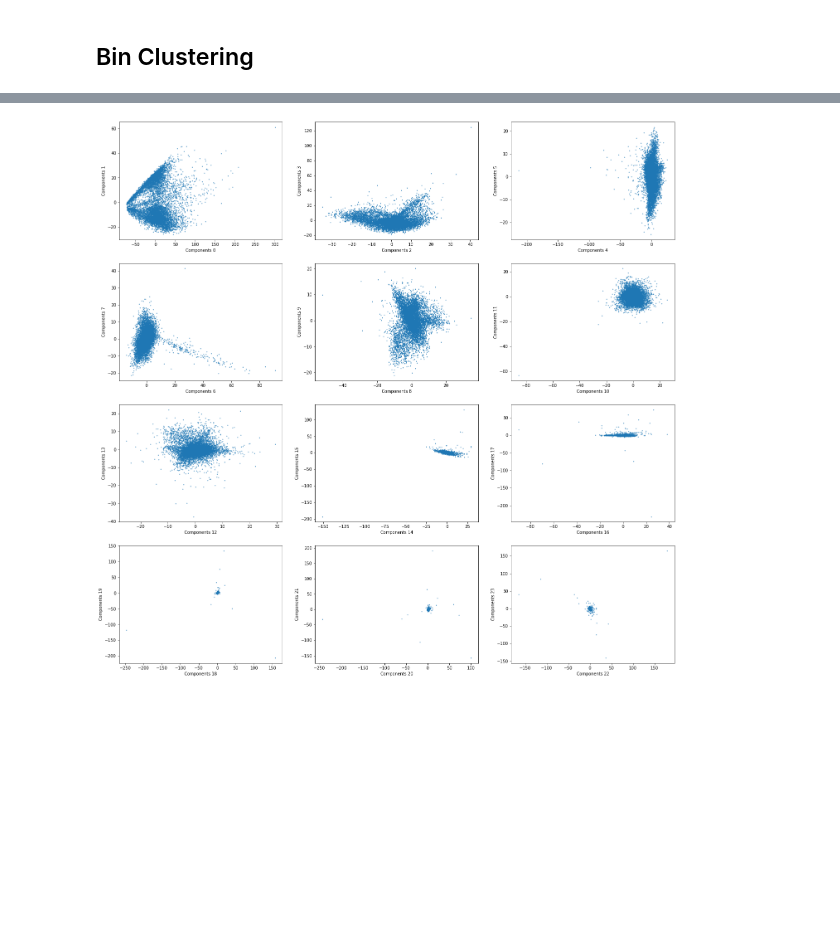
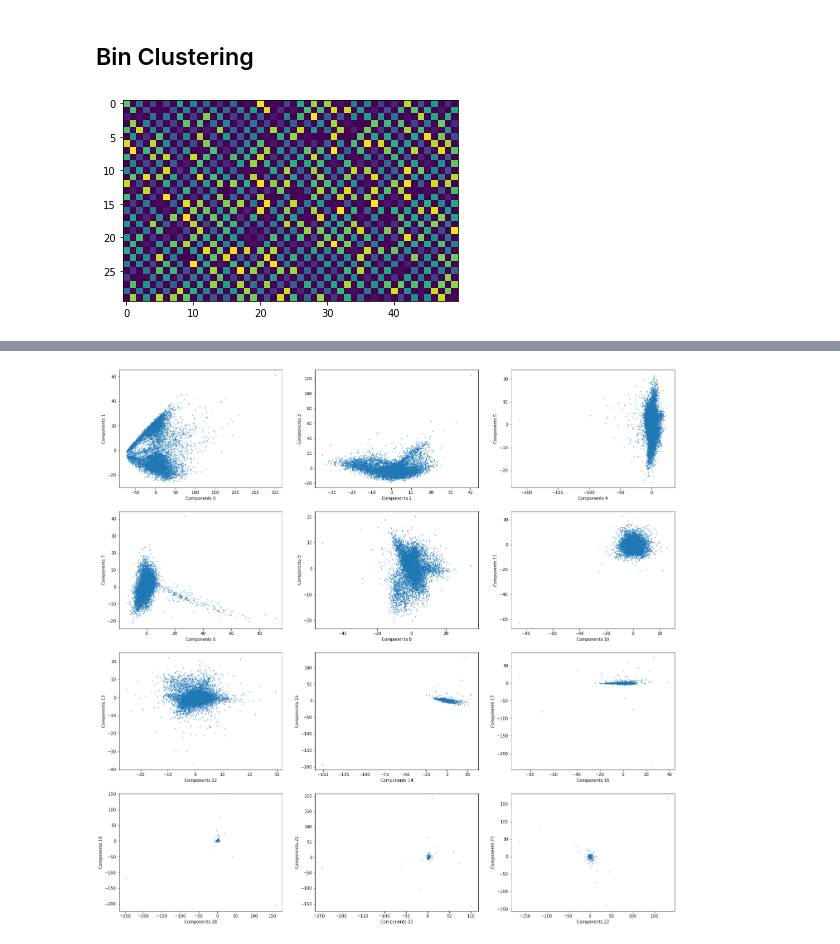
Before and after one commit to linnarsson-lab/chromograph, a Jupyter notebook: notebooks/bin_clustering.ipynb, the cells around one changed output, grey strips where cells are left out. Cells and saved outputs as stored; diff of their text form; code cells hidden in the pictures; blank space fills up the shorter version.

```diff
--- a/notebooks/bin_clustering.ipynb
+++ b/notebooks/bin_clustering.ipynb
@@ -48,3 +48,15 @@ logging.basicConfig(
     format='%(asctime)s %(levelname)-8s %(message)s',
     level=logging.INFO,
     datefmt='%H:%M:%S')
+# %%
+data = np.zeros((30,50))
+data[0::2, 0::2] = data[0::2, 0::2] + np.random.random(data[0::2, 0::2].shape)
+data[1::2, 1::2] = data[1::2, 1::2] + np.random.random(data[1::2, 1::2].shape)
+
+plt.imshow(data)
+
+PCA = IncrementalPCA(n_components=2)
+PCA.fit(data.T)
+X = PCA.transform(data.T)
+# %% [output]
+[figure, added]
```
Also changed, not shown: parts of 19 cells of this notebook, 11 other files.
